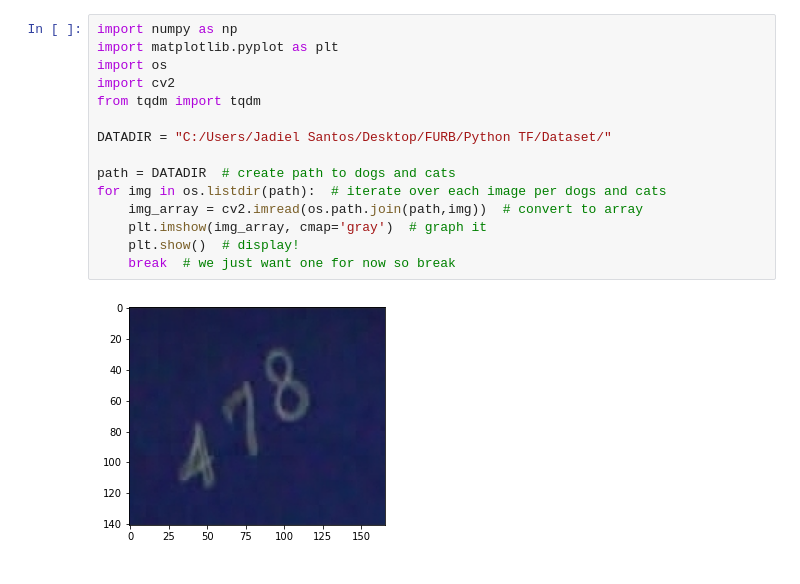
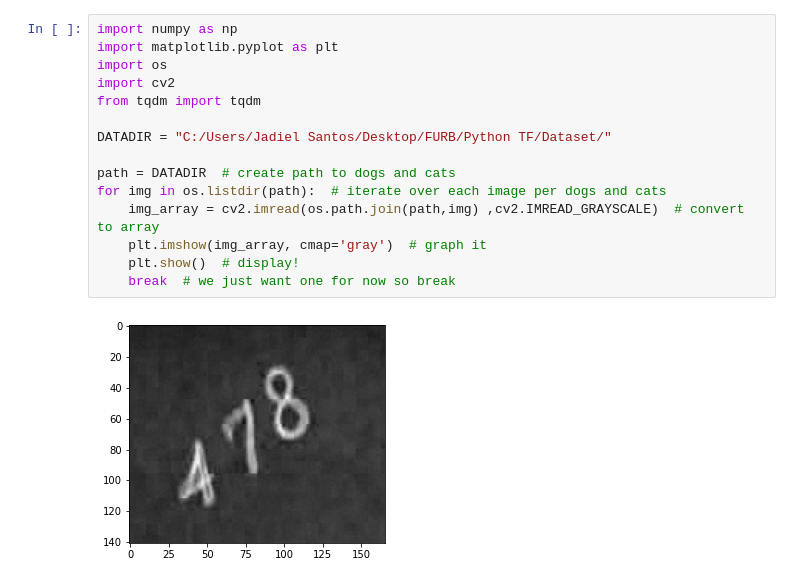
Before and after one commit to JadielSantos/trabpdi, a Jupyter notebook: Main.ipynb, the cells around one changed output. Cells and saved outputs as stored; diff of their text form.

Commit message:
Load image in gray scale.

```diff
--- a/Main.ipynb
+++ b/Main.ipynb
@@ -1,17 +1,17 @@
 # %%
 import numpy as np
 import matplotlib.pyplot as plt
 import os
 import cv2
 from tqdm import tqdm
 
 DATADIR = "C:/Users/Jadiel Santos/Desktop/FURB/Python TF/Dataset/"
 
 path = DATADIR  # create path to dogs and cats
 for img in os.listdir(path):  # iterate over each image per dogs and cats
-    img_array = cv2.imread(os.path.join(path,img))  # convert to array
+    img_array = cv2.imread(os.path.join(path,img) ,cv2.IMREAD_GRAYSCALE)  # convert to array
     plt.imshow(img_array, cmap='gray')  # graph it
     plt.show()  # display!
     break  # we just want one for now so break
 # %% [output]
-[figure, old version]
+[figure, new version]
```
